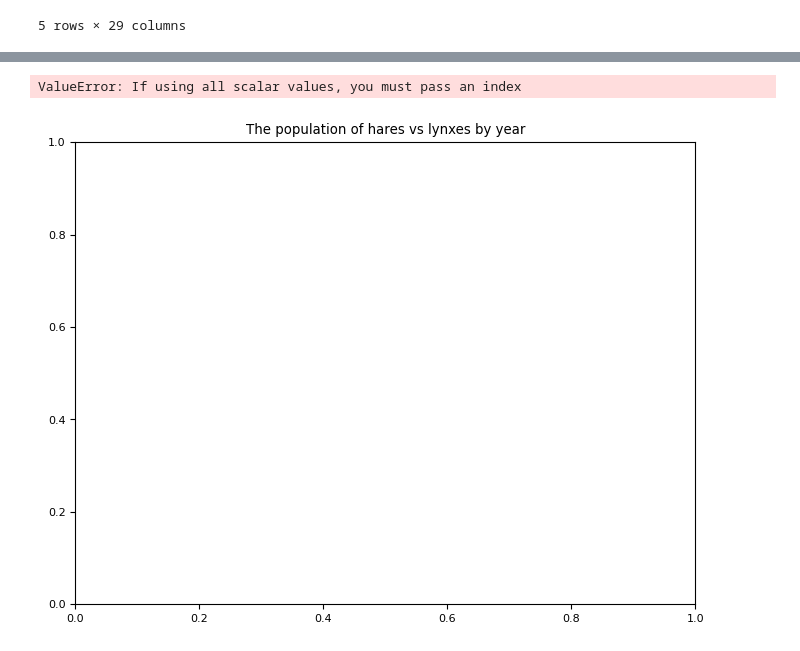
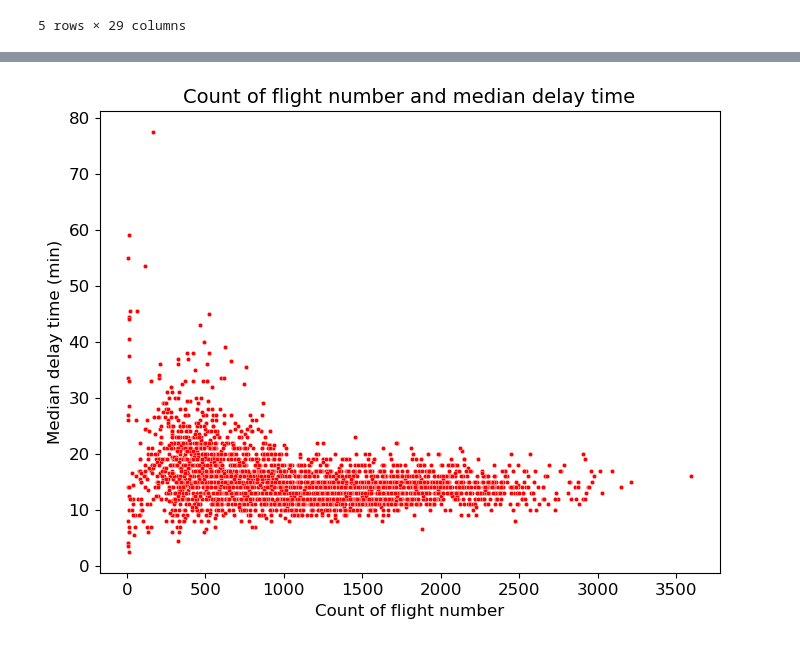
Before and after one commit to RokMonkey/Homework, a Jupyter notebook: Homework4.ipynb, the cells around one changed output, grey strips where cells are left out. Saved outputs shown, nothing was run; the diff lists cells and outputs as text; code cells hidden in the pictures.

```diff
--- a/Homework4.ipynb
+++ b/Homework4.ipynb
@@ -105,0 +108,16 @@ Name: DEPARTURE_DELAY, Length: 6946, dtype: float64
+# %%
+import seaborn as sb
+plt.figure(figsize = (9, 6))
+plt.rcParams['font.size'] = '12'
+correl = sb.scatterplot(x=x1.values, y=x2.values, s=10)
+
+# Set label for x-axis
+correl.set_xlabel( "Total delay time (min)" , size = 12 )
+
+# Set label for y-axis
+correl.set_ylabel( "Count of flight number" , size = 12 )
+
+# Set title for plot
+correl.set_title( "Count of flight number and cumulative delay time" , size = 16 )
+
+plt.show()
@@ -106,11 +126,24 @@ Name: DEPARTURE_DELAY, Length: 6946, dtype: float64
 # %%
-import seaborn as sb
+#import seaborn as sb
+#plt.figure(figsize = (8, 6))
+#plt.rcParams['font.size'] = '8'
+#correl = sb.scatterplot(x=xx.index.values, y=xx.values)
+
+#plt.show()
+
 plt.figure(figsize = (8, 6))
-plt.rcParams['font.size'] = '8'
-correl = sb.scatterplot(x = xx[1], y = xx[2])
+plt.rcParams['font.size'] = '12'
+correl = sb.scatterplot(x=x2.values, y=x3.values, s=10, c='red')
+
+# Set label for x-axis
+correl.set_xlabel( "Count of flight number" , size = 12 )
+
+# Set label for y-axis
+correl.set_ylabel( "Median delay time (min)" , size = 12 )
+
+# Set title for plot
+correl.set_title( "Count of flight number and median delay time" , size = 14 )
 
 plt.show()
-##как сделать, чтоб работало?
 # %% [output]
-ValueError: If using all scalar values, you must pass an index
-[figure, old version]
+[figure, new version]
```
Also changed, not shown: parts of 27 cells of this notebook.
